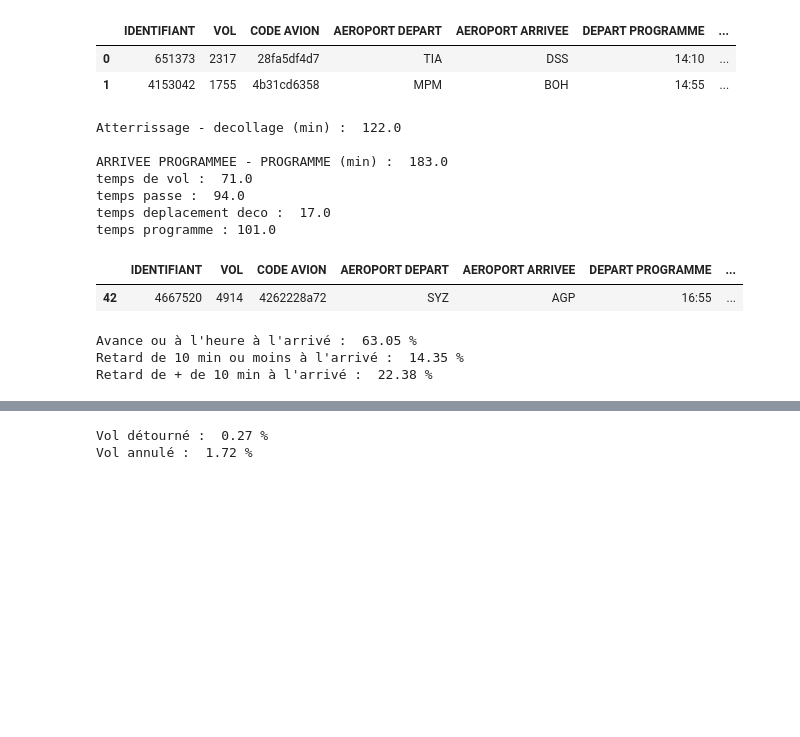
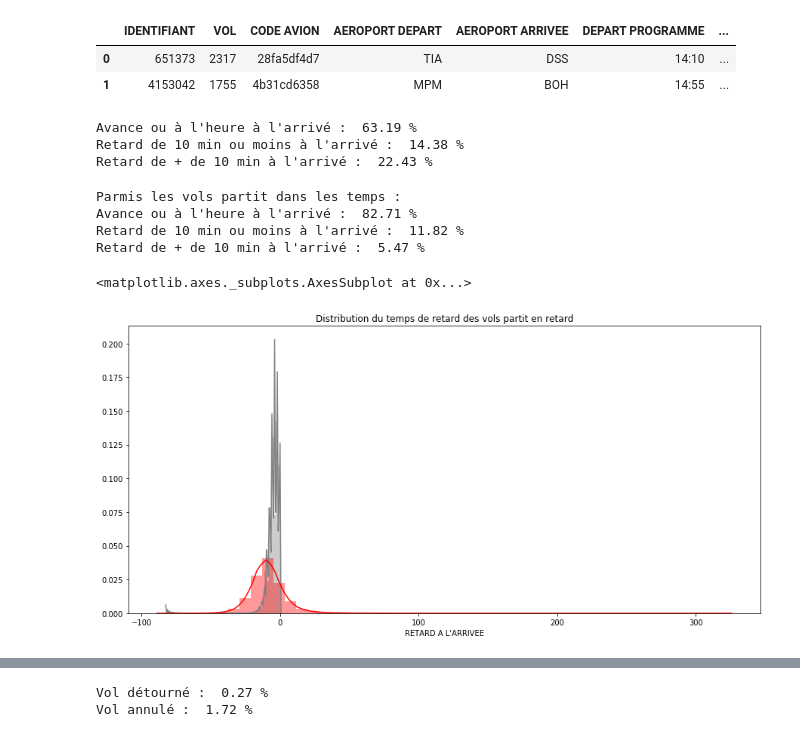
Before and after one commit to samirLazzali/flight-delay-consulting, a Jupyter notebook: aeroport_eda.ipynb, the cells around one changed output, grey strips where cells are left out. Saved outputs shown, nothing was run; the diff lists cells and outputs as text; code cells hidden in the pictures; blank space fills up the shorter version.

Commit message:
Premiere prédiction
Preprocessing :
- Rename, manage NaN, types
- Dates
- Hours
- Encodage (OneHot )
Prediction :
- RandomForestReg

```diff
--- a/aeroport_eda.ipynb
+++ b/aeroport_eda.ipynb
@@ -172,11 +180,13 @@ print("Nous continueron avec  : ",round(vols[
     vols['DECOLLAGE'].notna() &
     vols['ATTERRISSAGE'].notna() &
     vols['ARRIVEE PROGRAMMEE'].notna() &
+    vols["RETARD A L'ARRIVEE"].notna() &
     vols["HEURE D'ARRIVEE"].notna() ].shape[0]*100 / vols.shape[0],1),"% du dataset")
 vols = vols[vols['HEURE DE DEPART'].notna() &
     vols['DECOLLAGE'].notna() &
     vols['ATTERRISSAGE'].notna() &
     vols['ARRIVEE PROGRAMMEE'].notna() &
-    vols["HEURE D'ARRIVEE"].notna()
+    vols["HEURE D'ARRIVEE"].notna() &
+    vols["RETARD A L'ARRIVEE"].notna()
            ]
 # %% [output]
@@ -219,54 +229,30 @@ vols.head(2)
 |  | IDENTIFIANT | VOL | CODE AVION | AEROPORT DEPART | AEROPORT ARRIVEE | DEPART PROGRAMME | ... |
 | 0 | 651373 | 2317 | 28fa5df4d7 | TIA | DSS | 14:10 | ... |
 | 1 | 4153042 | 1755 | 4b31cd6358 | MPM | BOH | 14:55 | ... |
-# %%
-from datetime import timedelta
-test = vols.iloc[[42]]
-
-decollage = test['DECOLLAGE'].values[0]
-decollage = timedelta(hours=int(decollage.split(":")[0]), minutes=int(decollage.split(":")[0]))
-atterrissage = test['ATTERRISSAGE'].values[0]
-atterrissage = timedelta(hours=int(atterrissage.split(":")[0]), minutes=int(atterrissage.split(":")[0]))
-temps = atterrissage - decollage
-print("Atterrissage - decollage (min) : ", temps.seconds / 60)
-print()
-
-decollage = test['DEPART PROGRAMME'].values[0]
-decollage = timedelta(hours=int(decollage.split(":")[0]), minutes=int(decollage.split(":")[0]))
-atterrissage = test['ARRIVEE PROGRAMMEE'].values[0]
-atterrissage = timedelta(hours=int(atterrissage.split(":")[0]), minutes=int(atterrissage.split(":")[0]))
-temps = atterrissage - decollage
-print("ARRIVEE PROGRAMMEE - PROGRAMME (min) : ", temps.seconds / 60)
-
-
-teps_de_vol = test['TEMPS DE VOL'].values[0]
-temps_passe = test['TEMPS PASSE'].values[0]
-temps_dep_deco = test['TEMPS DE DEPLACEMENT A TERRE AU DECOLLAGE'].values[0]
-temps_prog = test['TEMPS PROGRAMME'].values[0]
-
-
-print("temps de vol : ",temps_de_vol)
-print("temps passe : ",temps_passe)
-print("temps deplacement deco : ",temps_dep_deco)
-print("temps programme :" ,temps_prog)
-
-test
-# %% [output]
-Atterrissage - decollage (min) :  122.0
-
-ARRIVEE PROGRAMMEE - PROGRAMME (min) :  183.0
-temps de vol :  71.0
-temps passe :  94.0
-temps deplacement deco :  17.0
-temps programme : 101.0
-|  | IDENTIFIANT | VOL | CODE AVION | AEROPORT DEPART | AEROPORT ARRIVEE | DEPART PROGRAMME | ... |
-| 42 | 4667520 | 4914 | 4262228a72 | SYZ | AGP | 16:55 | ... |
 # %%
 # RETARD A L'ARRIVEE
 print("Avance ou à l'heure à l'arrivé : ",round((vols["RETARD A L'ARRIVEE"] <= 0).sum() * 100  / vols.shape[0],2),"%")
 print("Retard de 10 min ou moins à l'arrivé : ",round(((vols["RETARD A L'ARRIVEE"] <= 10) & (vols["RETARD A L'ARRIVEE"] > 0)).sum() * 100  / vols.shape[0],2),"%")
 print("Retard de + de 10 min à l'arrivé : ",round((vols["RETARD A L'ARRIVEE"] > 10).sum() * 100  / vols.shape[0],2),"%")
 # %% [output]
-Avance ou à l'heure à l'arrivé :  63.05 %
-Retard de 10 min ou moins à l'arrivé :  14.35 %
-Retard de + de 10 min à l'arrivé :  22.38 %
+Avance ou à l'heure à l'arrivé :  63.19 %
+Retard de 10 min ou moins à l'arrivé :  14.38 %
+Retard de + de 10 min à l'arrivé :  22.43 %
+# %%
+# Retard à l'arrivé sachant qu'on a pas de retard au depart
+vols_avance_depart = vols[vols["RETART DE DEPART"] <= 0]
+print("Parmis les vols partit dans les temps : ")
+print("Avance ou à l'heure à l'arrivé : ",round((vols_avance_depart["RETARD A L'ARRIVEE"] <= 0).sum() * 100  / vols_avance_depart.shape[0],2),"%")
+print("Retard de 10 min ou moins à l'arrivé : ",round(((vols_avance_depart["RETARD A L'ARRIVEE"] <= 10) & (vols_avance_depart["RETARD A L'ARRIVEE"] > 0)).sum() * 100  / vols_avance_depart.shape[0],2),"%")
+print("Retard de + de 10 min à l'arrivé : ",round((vols_avance_depart["RETARD A L'ARRIVEE"] > 10).sum() * 100  / vols_avance_depart.shape[0],2),"%")
+plt.figure(figsize=(15,7))
+plt.title("Distribution du temps de retard des vols partit en retard")
+sns.distplot(vols_avance_depart["RETART DE DEPART"],color='grey')
+sns.distplot(vols_avance_depart["RETARD A L'ARRIVEE"],color='red')
+# %% [output]
+Parmis les vols partit dans les temps :
+Avance ou à l'heure à l'arrivé :  82.71 %
+Retard de 10 min ou moins à l'arrivé :  11.82 %
+Retard de + de 10 min à l'arrivé :  5.47 %
+<matplotlib.axes._subplots.AxesSubplot at 0x...>
+[figure, added]
```
Also changed, not shown: parts of 8 cells of this notebook, 1 other file.
